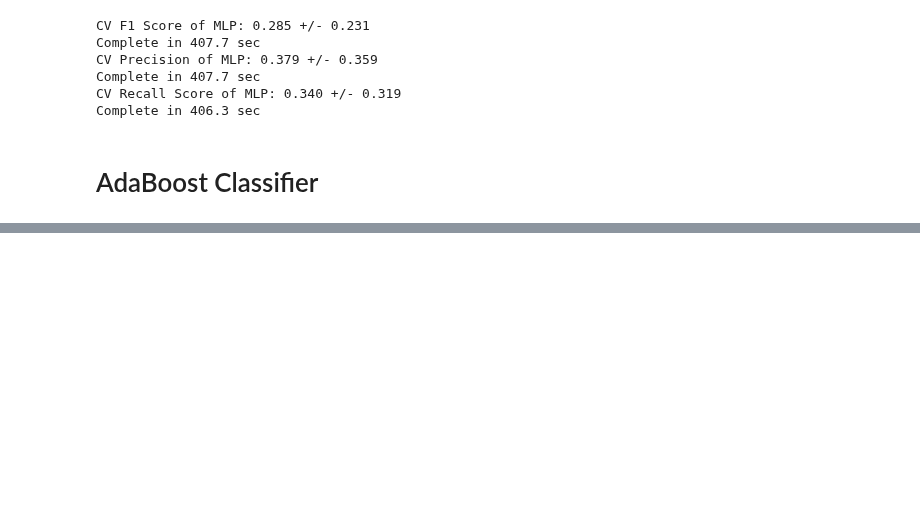
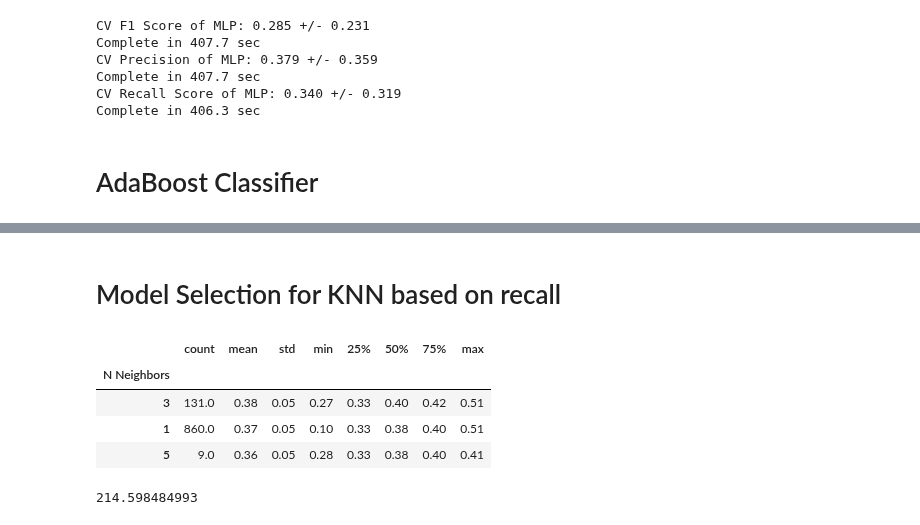
Before and after one commit to lmarkely/enron_fraud, a Jupyter notebook: Enron_fraud-SKB.ipynb, the cells around one changed output, grey strips where cells are left out. Drawn from its saved outputs; the diff is of its cells as text; code cells hidden in the pictures; blank space fills up the shorter version.

```diff
--- a/Enron_fraud-SKB.ipynb
+++ b/Enron_fraud-SKB.ipynb
@@ -633,0 +712,36 @@ Complete in 872.7 sec
+# %% [markdown]
+#  Model Selection for KNN based on recall
+# %%
+from IPython.core.display import display
+n_reps = 1000
+best_params = []
+
+clf_knn = KNeighborsClassifier()
+pipe_knn = Pipeline([['sc',MinMaxScaler()],
+                     ['kbest',SelectKBest(chi2,k=2)],
+                     ['clf',clf_knn]])
+params_knn = {'clf__n_neighbors':np.arange(1,6)}
+
+t0 = time()
+for rep in np.arange(n_reps):
+    k_fold = StratifiedKFold(n_splits=5,shuffle=True,random_state=rep)
+    gs_knn_cv = GridSearchCV(estimator=pipe_knn,param_grid=params_knn,cv=k_fold,scoring='recall')
+    gs_knn_cv = gs_knn_cv.fit(X,y)
+    best_param = gs_knn_cv.best_params_
+    best_param.update({'Best Score': gs_knn_cv.best_score_})
+    best_params.append(best_param)
+
+#DataFrame summarizing average of best scores, frequency for each best parameter value
+best_params_df = pd.DataFrame(best_params)
+best_params_df = best_params_df.rename(columns={'clf__n_neighbors':'N Neighbors'})
+best_params_df = best_params_df.groupby('N Neighbors')['Best Score'].describe()
+best_params_df = np.round(best_params_df,decimals=2).sort_values(['mean','count'],axis=0,ascending=[False,False])
+display(best_params_df)
+print time() - t0
+# %% [output]
+|  | count | mean | std | min | 25% | 50% | 75% | max |
+| N Neighbors |  |  |  |  |  |  |  |  |
+| 3 | 131.0 | 0.38 | 0.05 | 0.27 | 0.33 | 0.40 | 0.42 | 0.51 |
+| 1 | 860.0 | 0.37 | 0.05 | 0.10 | 0.33 | 0.38 | 0.40 | 0.51 |
+| 5 | 9.0 | 0.36 | 0.05 | 0.28 | 0.33 | 0.38 | 0.40 | 0.41 |
+214.598484993
```
Also changed, not shown: parts of 5 cells of this notebook, 3 other files.
